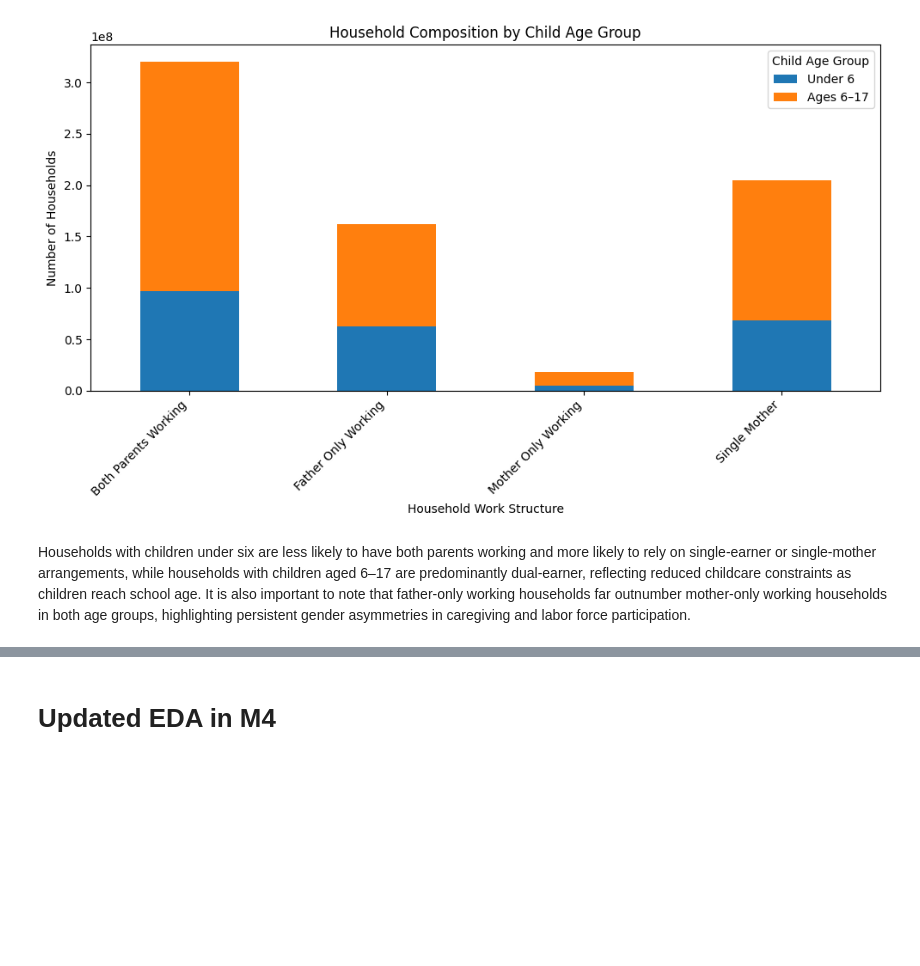
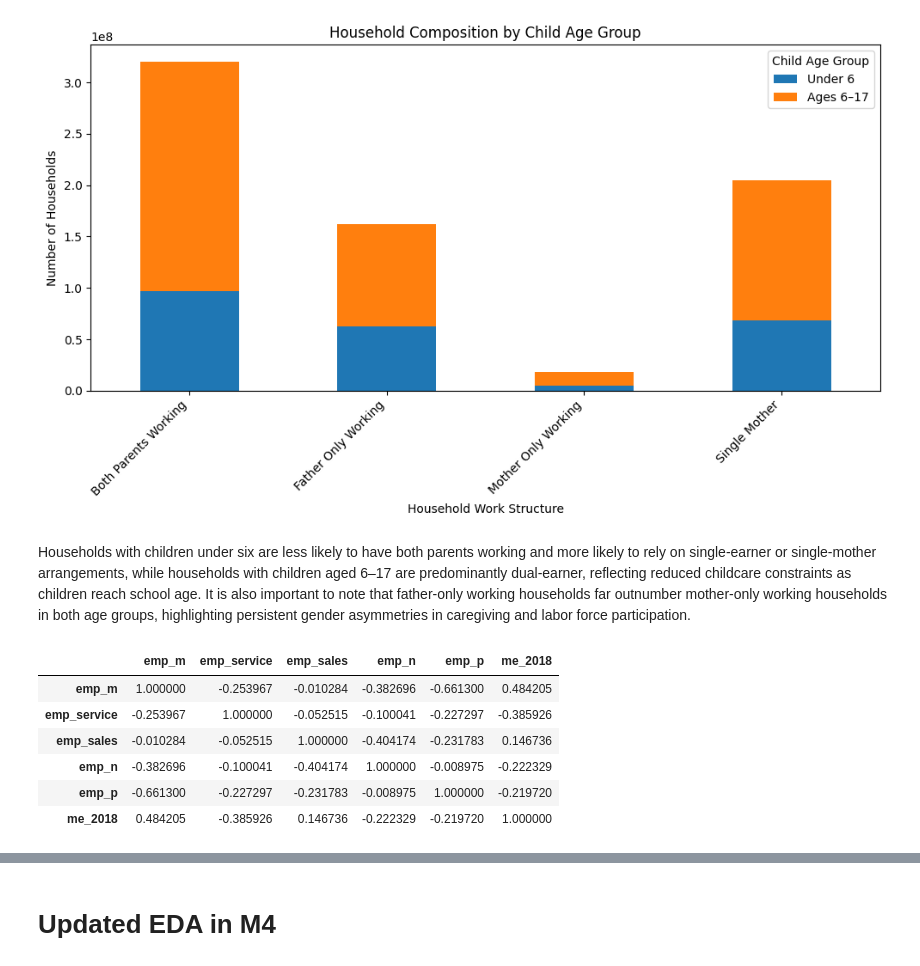
Before and after one commit to AliceNanL/BA820-project, a Jupyter notebook: BA820_Childcare_M4_NanLi.ipynb, the cells around one changed output, grey strips where cells are left out. Saved outputs shown, nothing was run; the diff lists cells and outputs as text; code cells hidden in the pictures; blank space fills up the shorter version.

```diff
--- a/BA820_Childcare_M4_NanLi.ipynb
+++ b/BA820_Childcare_M4_NanLi.ipynb
@@ -335,3 +335,22 @@ plt.show()
 [figure]
 # %% [markdown]
 Households with children under six are less likely to have both parents working and more likely to rely on single-earner or single-mother arrangements, while households with children aged 6–17 are predominantly dual-earner, reflecting reduced childcare constraints as children reach school age. It is also important to note that father-only working households far outnumber mother-only working households in both age groups, highlighting persistent gender asymmetries in caregiving and labor force participation.
+# %%
+# correlation between earnings and occupations
+import seaborn as sns
+import matplotlib.pyplot
+selected_columns_corr = ['emp_m',
+                         'emp_service',
+                         'emp_sales',
+                         'emp_n',
+                         'emp_p',
+                         'me_2018']
+df_imputed[selected_columns_corr].corr()
+# %% [output]
+|  | emp_m | emp_service | emp_sales | emp_n | emp_p | me_2018 |
+| emp_m | 1.000000 | -0.253967 | -0.010284 | -0.382696 | -0.661300 | 0.484205 |
+| emp_service | -0.253967 | 1.000000 | -0.052515 | -0.100041 | -0.227297 | -0.385926 |
+| emp_sales | -0.010284 | -0.052515 | 1.000000 | -0.404174 | -0.231783 | 0.146736 |
+| emp_n | -0.382696 | -0.100041 | -0.404174 | 1.000000 | -0.008975 | -0.222329 |
+| emp_p | -0.661300 | -0.227297 | -0.231783 | -0.008975 | 1.000000 | -0.219720 |
+| me_2018 | 0.484205 | -0.385926 | 0.146736 | -0.222329 | -0.219720 | 1.000000 |
```
Also changed, not shown: parts of 5 cells of this notebook.
